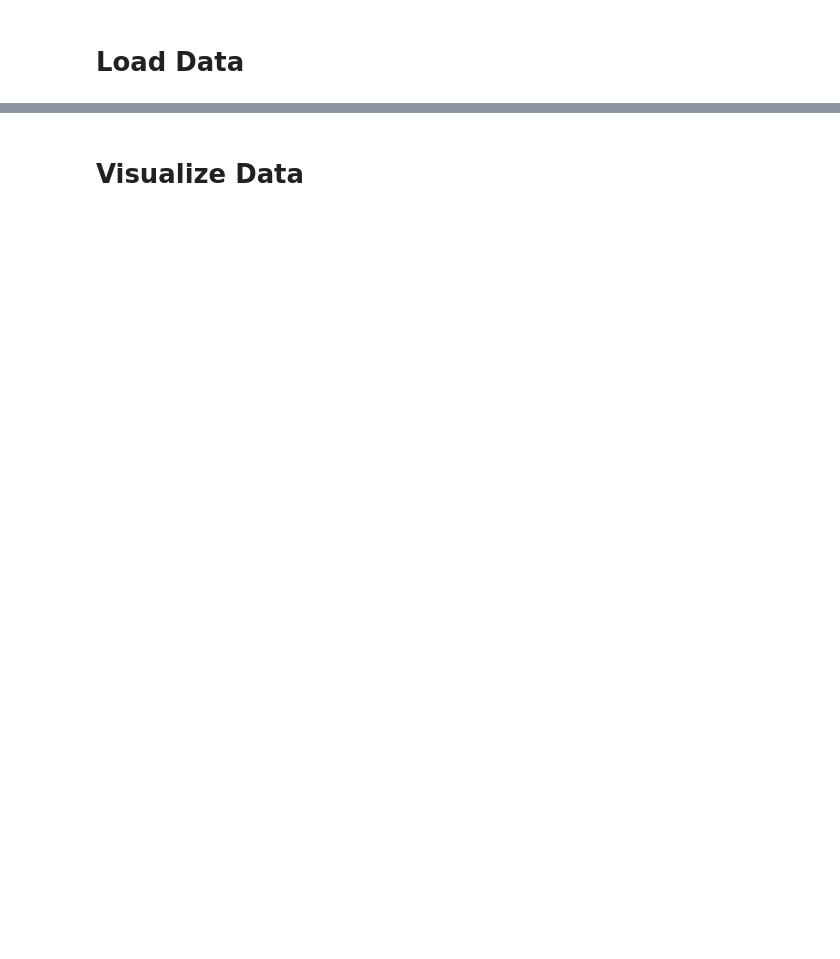
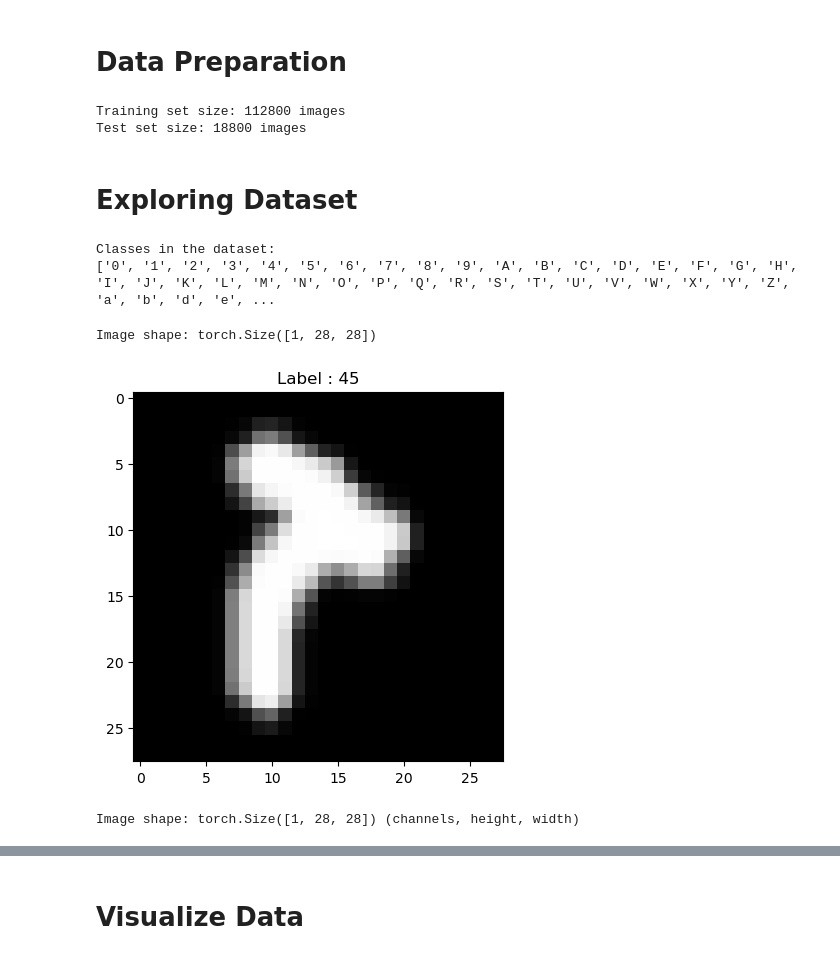
Before and after one commit to Moritz2k1/emnist_ml, a Jupyter notebook: group_mfja_emnist.ipynb, the cells around one changed output, grey strips where cells are left out. Saved outputs shown, nothing was run; the diff lists cells and outputs as text; code cells hidden in the pictures; blank space fills up the shorter version.

```diff
--- a/group_mfja_emnist.ipynb
+++ b/group_mfja_emnist.ipynb
@@ -30,2 +1,55 @@ plt.ion()   # interactive mode
 # %% [markdown]
-# Load Data
+# Data Preparation
+# %%
+import torch
+import torchvision
+from torchvision import transforms
+from torchvision.datasets import EMNIST
+
+data_dir = "data"
+
+# Load the EMNIST dataset
+train_dataset = EMNIST(
+    root=data_dir,
+    train=True,
+    split="balanced",
+    download=True,  # Downloads dataset if not already downloaded
+    transform=transforms.ToTensor(),  # Converts PIL images to Torch tensors
+)
+
+test_dataset = EMNIST(
+    root=data_dir,
+    train=False,
+    split="balanced",
+    download=True,
+    transform=transforms.ToTensor(),
+)
+
+# Display dataset details
+print(f"Training set size: {len(train_dataset)} images")
+print(f"Test set size: {len(test_dataset)} images")
+# %% [output]
+Training set size: 112800 images
+Test set size: 18800 images
+# %% [markdown]
+# Exploring Dataset
+# %%
+classes = train_dataset.classes
+print(f"Classes in the dataset:\n{classes}")
+# %% [output]
+Classes in the dataset:
+['0', '1', '2', '3', '4', '5', '6', '7', '8', '9', 'A', 'B', 'C', 'D', 'E', 'F', 'G', 'H', 'I', 'J', 'K', 'L', 'M', 'N', 'O', 'P', 'Q', 'R', 'S', 'T', 'U', 'V', 'W', 'X', 'Y', 'Z', 'a', 'b', 'd', 'e', ...
+# %%
+%matplotlib inline
+import matplotlib.pyplot as plt
+
+image, label = train_dataset[0]
+print(f"Image shape: {image.shape}")
+plt.imshow(image.squeeze(), cmap="gray") # image shape is [1, 28, 28] (colour channels, height, width)
+plt.title(f"Label : {label}")
+plt.show()
+print(f"Image shape: {image.shape} (channels, height, width)")
+# %% [output]
+Image shape: torch.Size([1, 28, 28])
+[figure, added]
+Image shape: torch.Size([1, 28, 28]) (channels, height, width)
```
Also changed, not shown: parts of 28 cells of this notebook.
